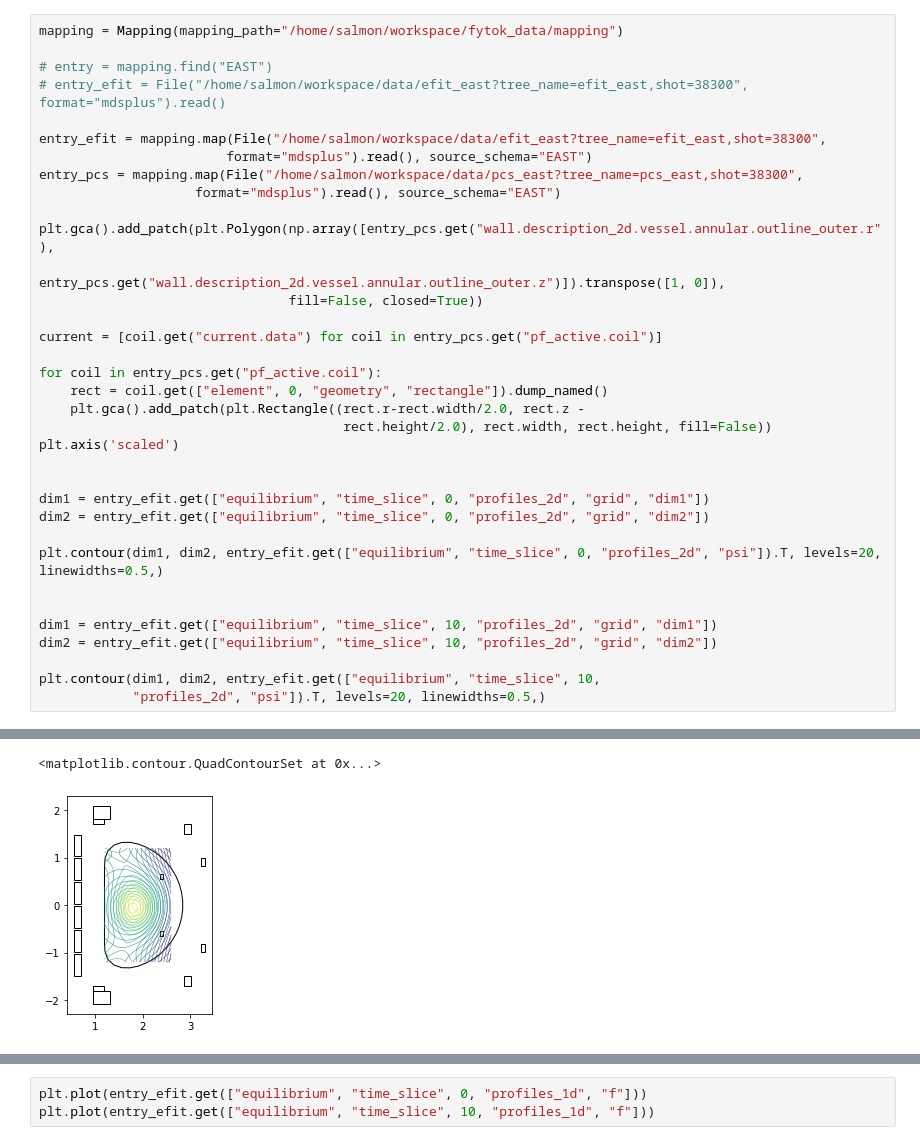
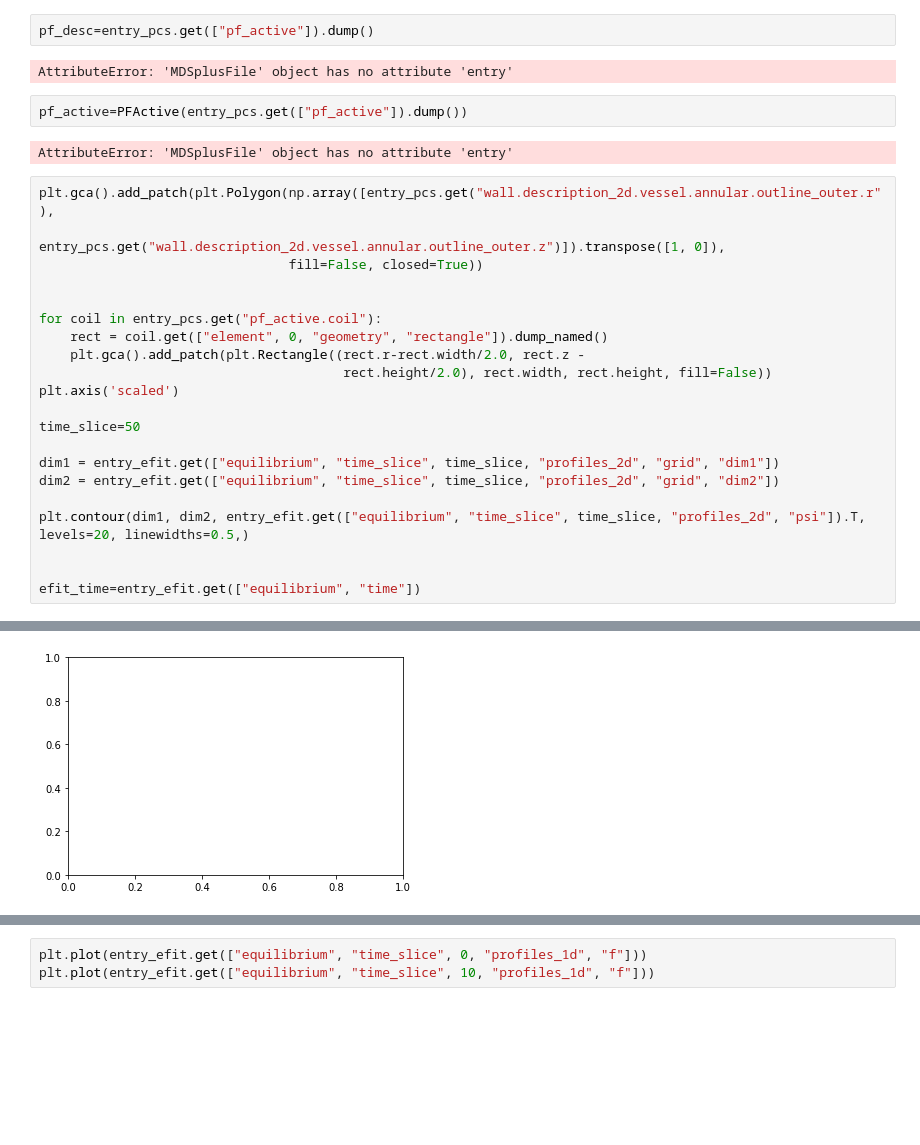
Before and after one commit to simpla-fusion/spdm, a Jupyter notebook: examples/demo_mapping.ipynb, the cells around one changed output, grey strips where cells are left out. Drawn from its saved outputs; the diff is of its cells as text; blank space fills up the shorter version.

Commit message:
[fix bug]Mapping.pull

```diff
--- a/examples/demo_mapping.ipynb
+++ b/examples/demo_mapping.ipynb
@@ -13,19 +63,16 @@ from spdm.data.Mapping import Mapping
+# %%
+pf_desc=entry_pcs.get(["pf_active"]).dump()
+# %% [output]
+AttributeError: 'MDSplusFile' object has no attribute 'entry'
+# %%
+pf_active=PFActive(entry_pcs.get(["pf_active"]).dump())
+# %% [output]
+AttributeError: 'MDSplusFile' object has no attribute 'entry'
 # %%
-mapping = Mapping(mapping_path="/home/salmon/workspace/fytok_data/mapping")
-
-# entry = mapping.find("EAST")
-# entry_efit = File("/home/salmon/workspace/data/efit_east?tree_name=efit_east,shot=38300", format="mdsplus").read()
-
-entry_efit = mapping.map(File("/home/salmon/workspace/data/efit_east?tree_name=efit_east,shot=38300",
-                        format="mdsplus").read(), source_schema="EAST")
-entry_pcs = mapping.map(File("/home/salmon/workspace/data/pcs_east?tree_name=pcs_east,shot=38300",
-                    format="mdsplus").read(), source_schema="EAST")
-
 plt.gca().add_patch(plt.Polygon(np.array([entry_pcs.get("wall.description_2d.vessel.annular.outline_outer.r"),
                                           entry_pcs.get("wall.description_2d.vessel.annular.outline_outer.z")]).transpose([1, 0]),
                                 fill=False, closed=True))
 
-current = [coil.get("current.data") for coil in entry_pcs.get("pf_active.coil")]
 
 for coil in entry_pcs.get("pf_active.coil"):
     rect = coil.get(["element", 0, "geometry", "rectangle"]).dump_named()
@@ -33,16 +80,13 @@ for coil in entry_pcs.get("pf_active.coil"):
                                        rect.height/2.0), rect.width, rect.height, fill=False))
 plt.axis('scaled')
 
+time_slice=50
 
-dim1 = entry_efit.get(["equilibrium", "time_slice", 0, "profiles_2d", "grid", "dim1"])
-dim2 = entry_efit.get(["equilibrium", "time_slice", 0, "profiles_2d", "grid", "dim2"])
+dim1 = entry_efit.get(["equilibrium", "time_slice", time_slice, "profiles_2d", "grid", "dim1"])
+dim2 = entry_efit.get(["equilibrium", "time_slice", time_slice, "profiles_2d", "grid", "dim2"])
 
-plt.contour(dim1, dim2, entry_efit.get(["equilibrium", "time_slice", 0, "profiles_2d", "psi"]).T, levels=20, linewidths=0.5,)
+plt.contour(dim1, dim2, entry_efit.get(["equilibrium", "time_slice", time_slice, "profiles_2d", "psi"]).T, levels=20, linewidths=0.5,)
 
 
-dim1 = entry_efit.get(["equilibrium", "time_slice", 10, "profiles_2d", "grid", "dim1"])
-dim2 = entry_efit.get(["equilibrium", "time_slice", 10, "profiles_2d", "grid", "dim2"])
-
-plt.contour(dim1, dim2, entry_efit.get(["equilibrium", "time_slice", 10,
-            "profiles_2d", "psi"]).T, levels=20, linewidths=0.5,)
+efit_time=entry_efit.get(["equilibrium", "time"])
 # %% [output]
@@ -55,2 +94 @@ plt.contour(dim1, dim2, entry_efit.get(["equilibrium", "time_slice", 10,
-<matplotlib.contour.QuadContourSet at 0x...>
-[figure, old version]
+[figure, new version]
```
Also changed, not shown: parts of 15 cells of this notebook, 5 other files.
